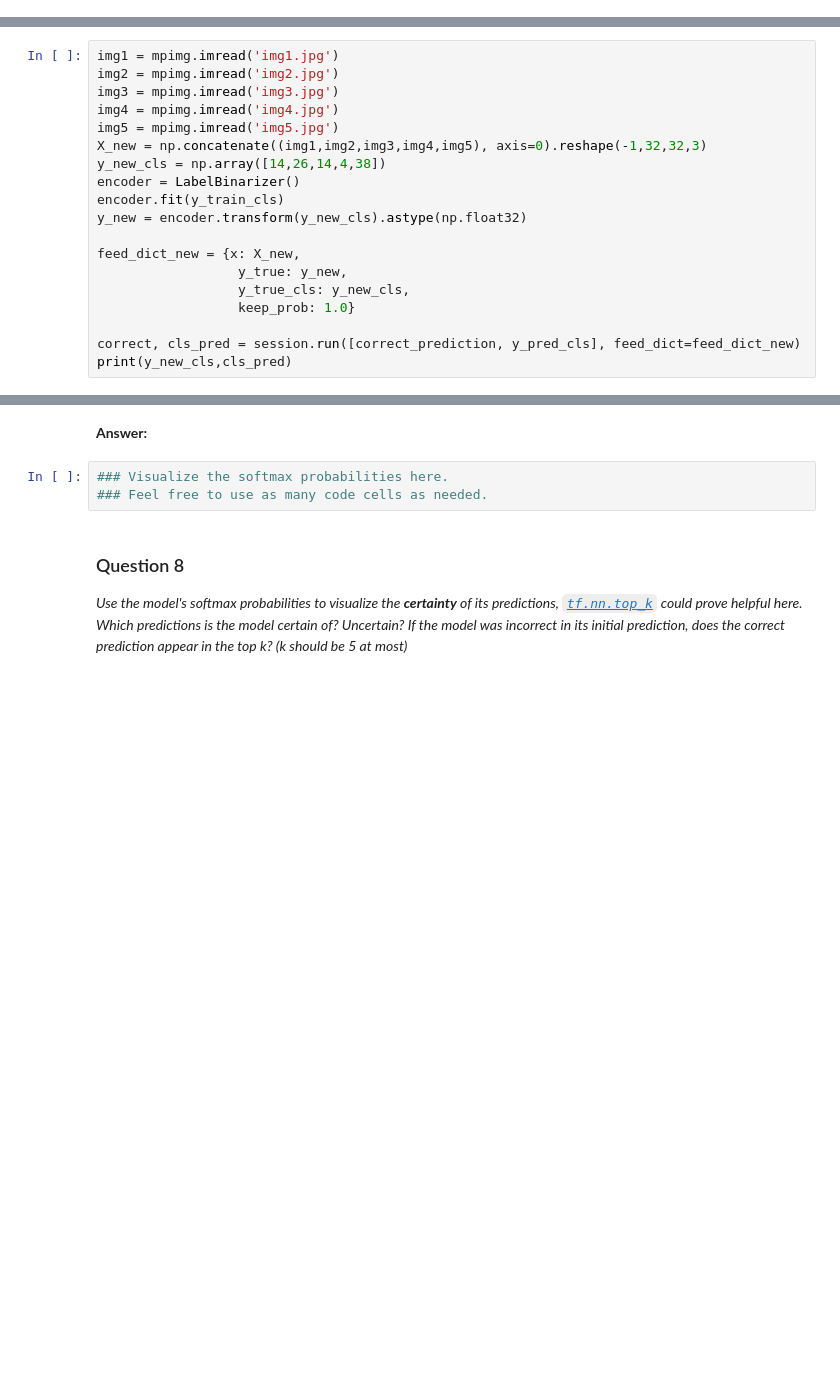
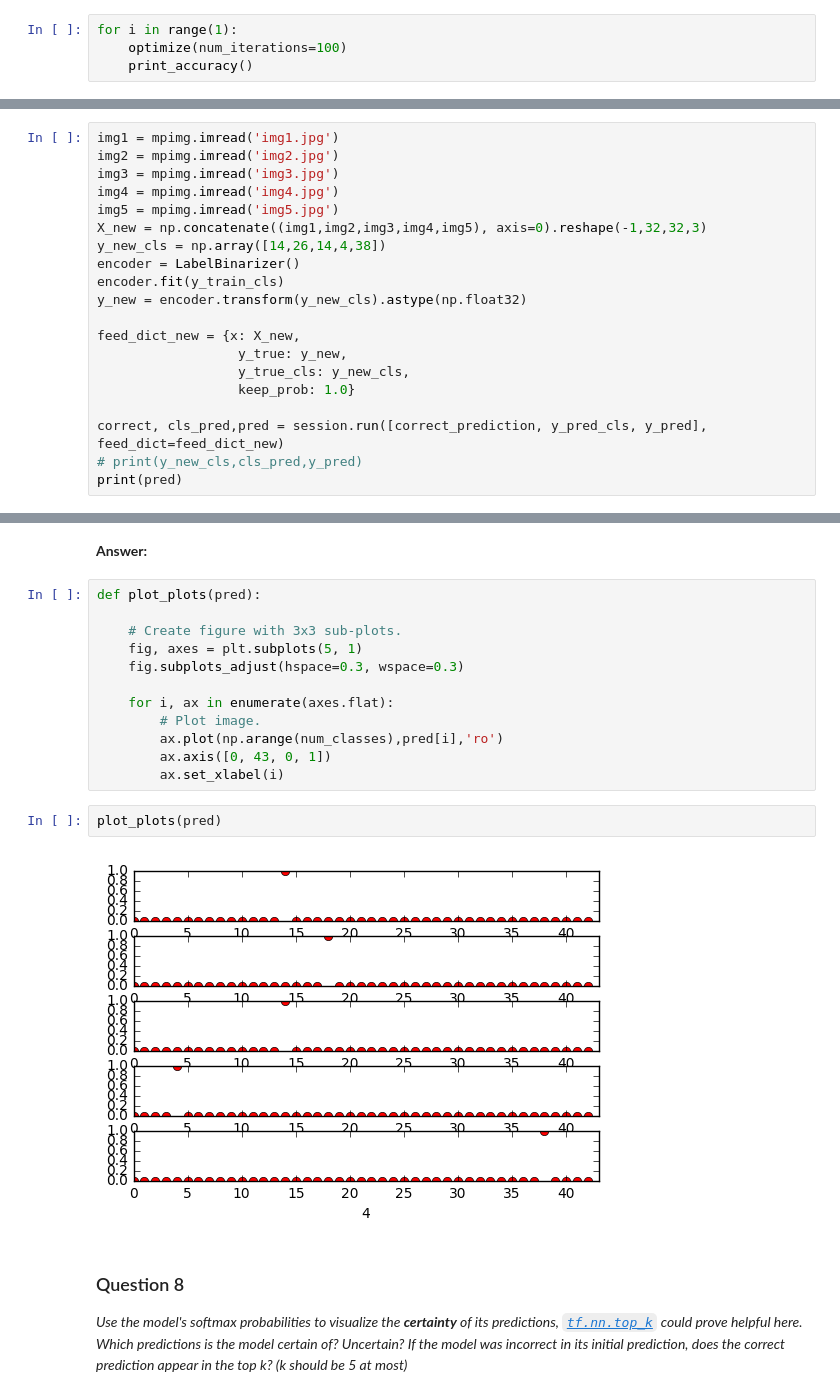
Before and after one commit to sirpsycho85/traffic-signs, a Jupyter notebook: Traffic_Signs_Recognition.ipynb, the cells around one changed output, grey strips where cells are left out. Drawn from its saved outputs; the diff is of its cells as text; blank space fills up the shorter version.

Commit message:
visualizing softmax and answering additional questions

```diff
--- a/Traffic_Signs_Recognition.ipynb
+++ b/Traffic_Signs_Recognition.ipynb
@@ -632,3 +631,7 @@ Optimization Iteration:     41, Training Accuracy:  99.8%, Batch Cost: 0.3172322
 Optimization Iteration:     61, Training Accuracy:  98.4%, Batch Cost: 0.3178465962409973
 Optimization Iteration:     81, Training Accuracy:  98.6%, Batch Cost: 0.29113084077835083
 Accuracy on test-set: 93.1%
+# %%
+for i in range(1):
+    optimize(num_iterations=100)
+    print_accuracy()
@@ -705,6 +726,7 @@ feed_dict_new = {x: X_new,
                   y_true_cls: y_new_cls,
                   keep_prob: 1.0}
 
-correct, cls_pred = session.run([correct_prediction, y_pred_cls], feed_dict=feed_dict_new)
-print(y_new_cls,cls_pred)
+correct, cls_pred,pred = session.run([correct_prediction, y_pred_cls, y_pred], feed_dict=feed_dict_new)
+# print(y_new_cls,cls_pred,y_pred)
+print(pred)
 # %% [output]
@@ -723,9 +759,22 @@ In the images I selected, the one that was just a drawing of a sign (rather than
 _Is your model able to perform equally well on captured pictures or a live camera stream when compared to testing on the dataset?_
 # %% [markdown]
 **Answer:**
-# %%
-### Visualize the softmax probabilities here.
-### Feel free to use as many code cells as needed.
+# %%
+def plot_plots(pred):
+
+    # Create figure with 3x3 sub-plots.
+    fig, axes = plt.subplots(5, 1)
+    fig.subplots_adjust(hspace=0.3, wspace=0.3)
+
+    for i, ax in enumerate(axes.flat):
+        # Plot image.
+        ax.plot(np.arange(num_classes),pred[i],'ro')
+        ax.axis([0, 43, 0, 1])
+        ax.set_xlabel(i)
+# %%
+plot_plots(pred)
+# %% [output]
+[figure, added]
 # %% [markdown]
 ### Question 8
 
```
Also changed, not shown: parts of 4 cells of this notebook.
